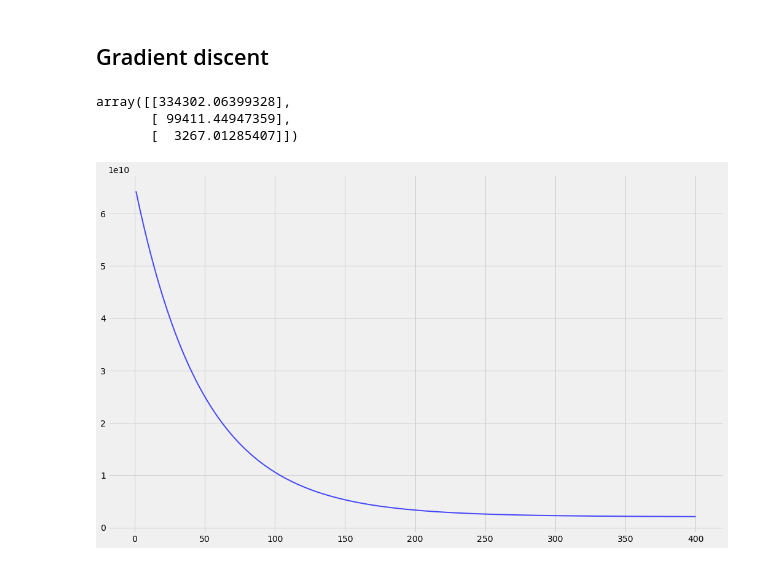
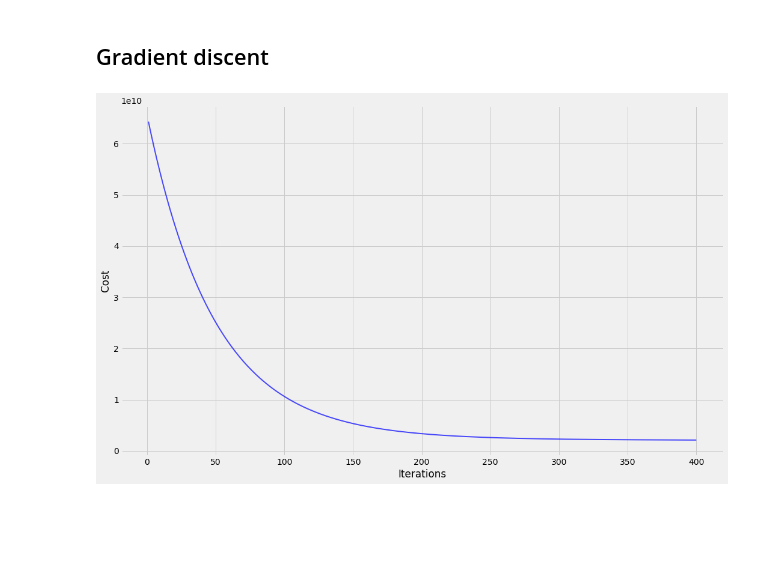
Before and after one commit to amoskovskykh/machine_learning_coursera_andrewng, a Jupyter notebook: linear_regression_mult.ipynb, the cells around one changed output. Drawn from its saved outputs; the diff is of its cells as text; code cells hidden in the pictures; blank space fills up the shorter version.

Commit message:
fixed sigma ddof issue

```diff
--- a/linear_regression_mult.ipynb
+++ b/linear_regression_mult.ipynb
@@ -36,7 +36,7 @@ X = np.array([data['square area'], data['number of bedrooms']]).T
 y = np.array([data['price']]).T
 
 mu = np.mean(X, axis = 0)
-sigma = np.std(X, axis = 0)
+sigma = np.std(X, axis = 0, ddof = 1) #delta degree of freedom ot fit into octave results
 X = (X - mu)/sigma
 
 ax = plt.axes(projection = '3d')
@@ -66,18 +69,15 @@ def gradient_discent(X, y, theta, alpha, iterations) :
 # %%
 alpha = 0.01
 iterations = 400
 X = np.concatenate((np.ones((X.shape[0], 1)), X), axis = 1)
-theta = np.zeros((X1.shape[1], 1))
+theta = np.zeros((X.shape[1], 1))
 
 [theta, J_history] = gradient_discent(X, y, theta, alpha, iterations)
 
 plt.plot(np.linspace(1, 400, 400), J_history, 'b', alpha = 0.7, label = 'function',  linewidth = 2)
 theta #plot that shows convergens of cost function
-plt.set_xlabel('Iterations')
-plt.set_ylabel('Cost')
-plt.title('')
+plt.xlabel('Iterations')
+plt.ylabel('Cost')
+plt.show()
 # %% [output]
-array([[334302.06399328],
-       [ 99411.44947359],
-       [  3267.01285407]])
-[figure, old version]
+[figure, new version]
```
Also changed, not shown: parts of 1 cell of this notebook, 1 other file.
